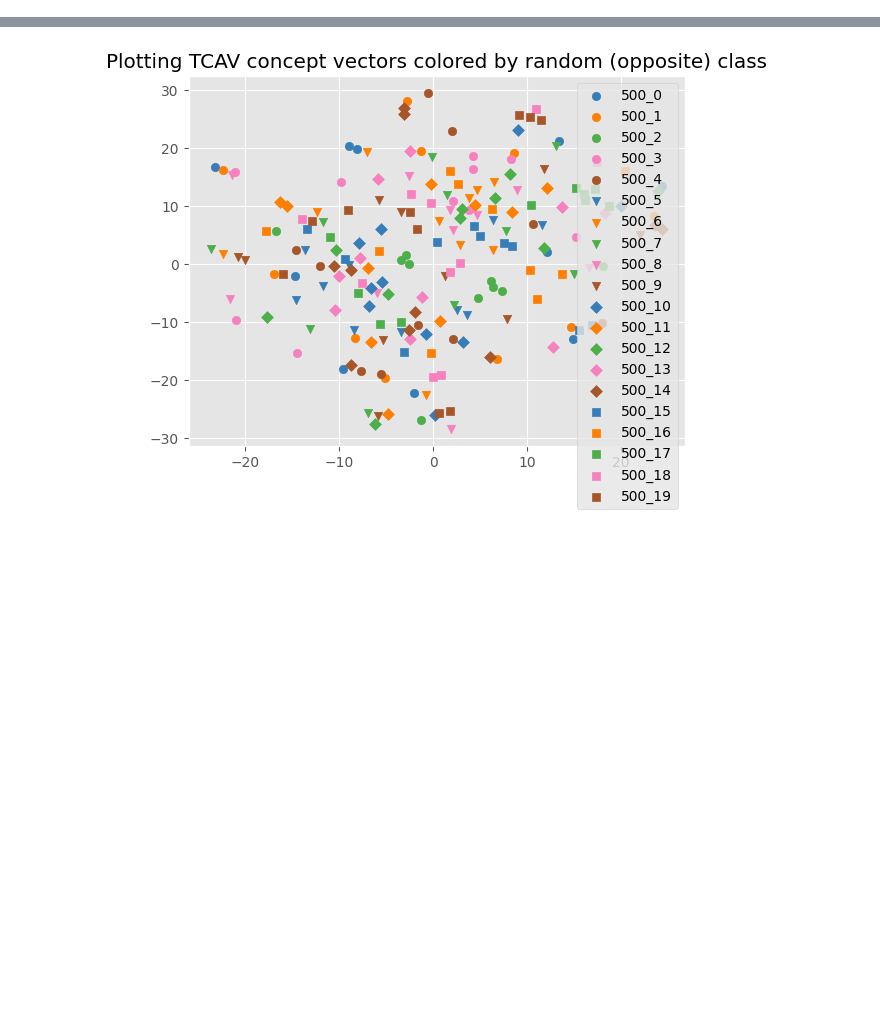
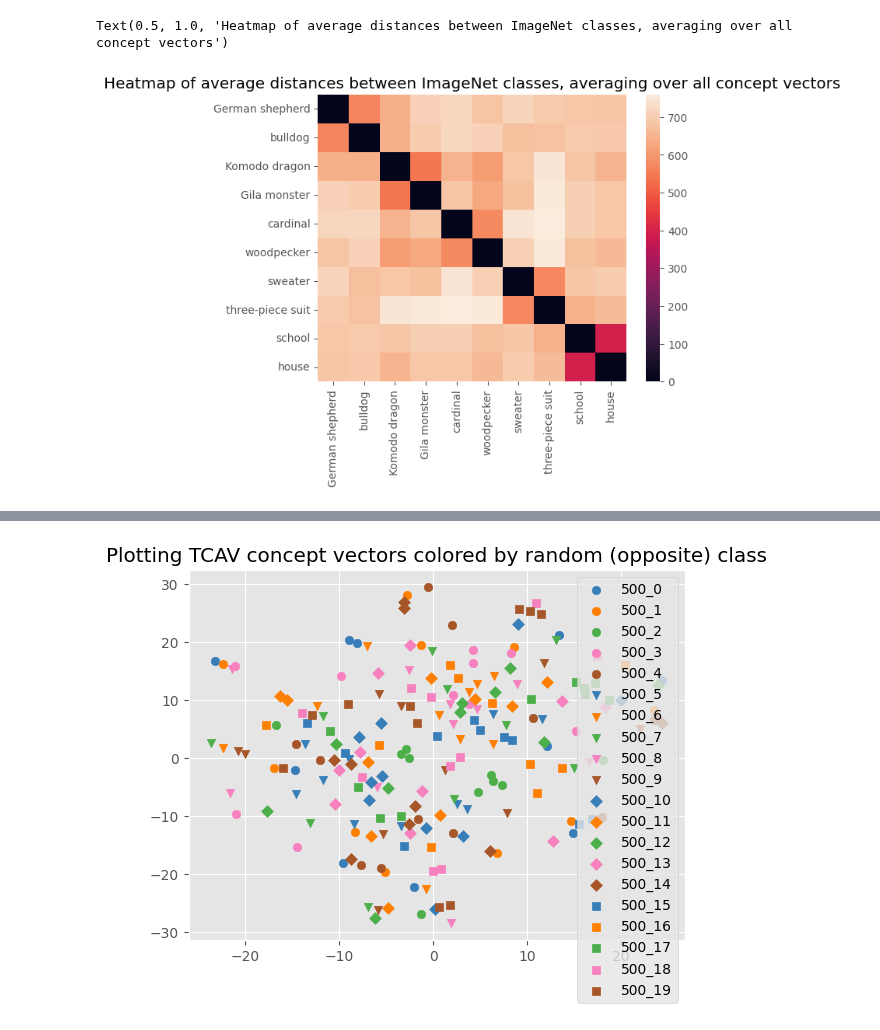
Before and after one commit to naveenr414/Concept-Learning, a Jupyter notebook: scripts/Concept Exploration.ipynb, the cells around one changed output, grey strips where cells are left out. Saved outputs shown, nothing was run; the diff lists cells and outputs as text; code cells hidden in the pictures; blank space fills up the shorter version.

Commit message:
Created figures for concatting and averaging over concept vectors

```diff
--- a/scripts/Concept Exploration.ipynb
+++ b/scripts/Concept Exploration.ipynb
@@ -64,0 +74,16 @@ plt.savefig("./scripts/Figures/heatmap_distance_latent.png",bbox_inches="tight")
+# %%
+average_function = lambda x: np.average(x,axis=0)
+concat_function = lambda x: np.array(x).flatten()
+
+averaged_vectors = aggregate_by_class(concept_vectors,label_by_concept,average_function)
+concat_vectors = aggregate_by_class(concept_vectors,label_by_concept,concat_function)
+# %%
+label_order = find_unique_in_order(label_by_concept)
+# %%
+distances_by_class_average = find_average_distances(averaged_vectors,encode_list(label_order))
+sns.heatmap(distances_by_class_average,xticklabels=label_order,
+            yticklabels=label_order)
+plt.title("Heatmap of average distances between ImageNet classes, averaging over all concept vectors")
+# %% [output]
+Text(0.5, 1.0, 'Heatmap of average distances between ImageNet classes, averaging over all concept vectors')
+[figure, added]
```
Also changed, not shown: parts of 5 cells of this notebook, 1 other file.
